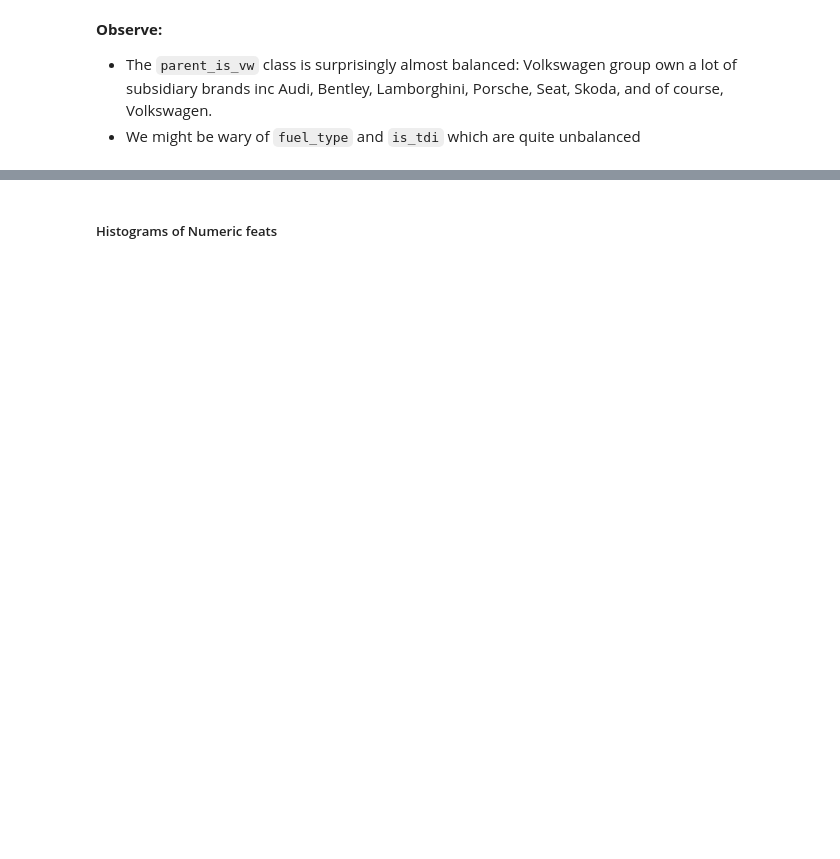
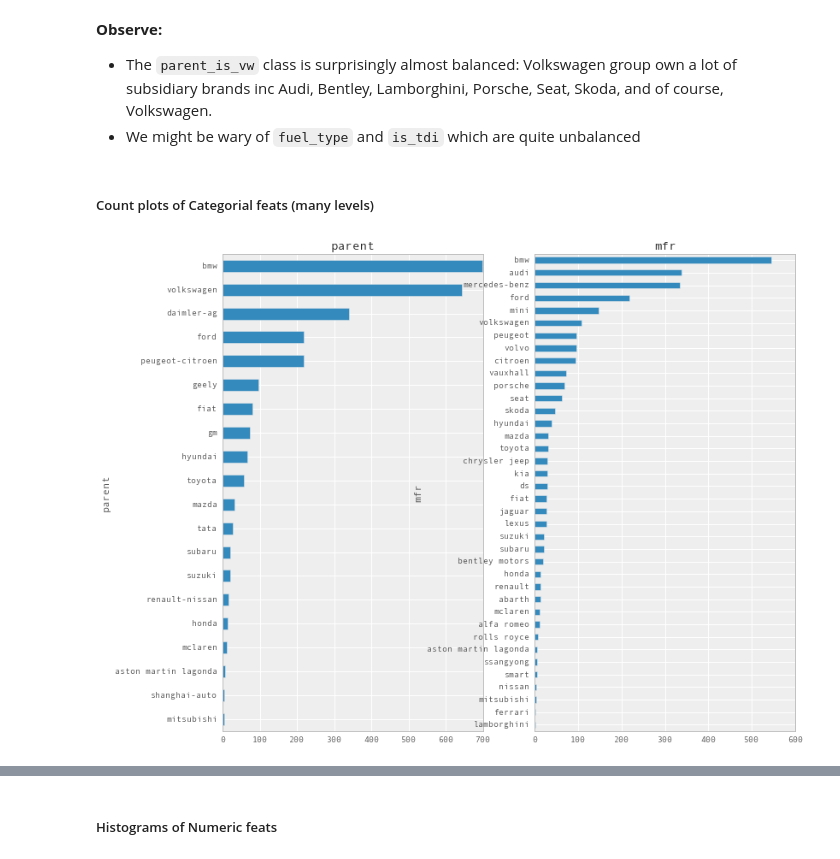
Before and after one commit to jonsedar/pymc3_vs_pystan, a Jupyter notebook: 20_InitialDataAnalysis.ipynb, the cells around one changed output, grey strips where cells are left out. Saved outputs shown, nothing was run; the diff lists cells and outputs as text; code cells hidden in the pictures; blank space fills up the shorter version.

```diff
--- a/20_InitialDataAnalysis.ipynb
+++ b/20_InitialDataAnalysis.ipynb
@@ -146,3 +141,11 @@ for i, ft in enumerate(fts_cat):
 
 + The `parent_is_vw` class is surprisingly almost balanced: Volkswagen group own a lot of subsidiary brands inc Audi, Bentley, Lamborghini, Porsche, Seat, Skoda, and of course, Volkswagen.
 + We might be wary of `fuel_type` and `is_tdi` which are quite unbalanced
+# %% [markdown]
+##### Count plots of Categorial feats (many levels)
+# %%
+f, ax2d = plt.subplots(1,2, squeeze=False, figsize=(12,10))
+for i, ft in enumerate(fts_cat_many):
+    _ = df.groupby(ft).size().sort_values().plot(kind='barh', ax=ax2d[i//2, i%2], title=ft)
+# %% [output]
+[figure, added]
```
Also changed, not shown: parts of 23 cells of this notebook, 3 other files.
